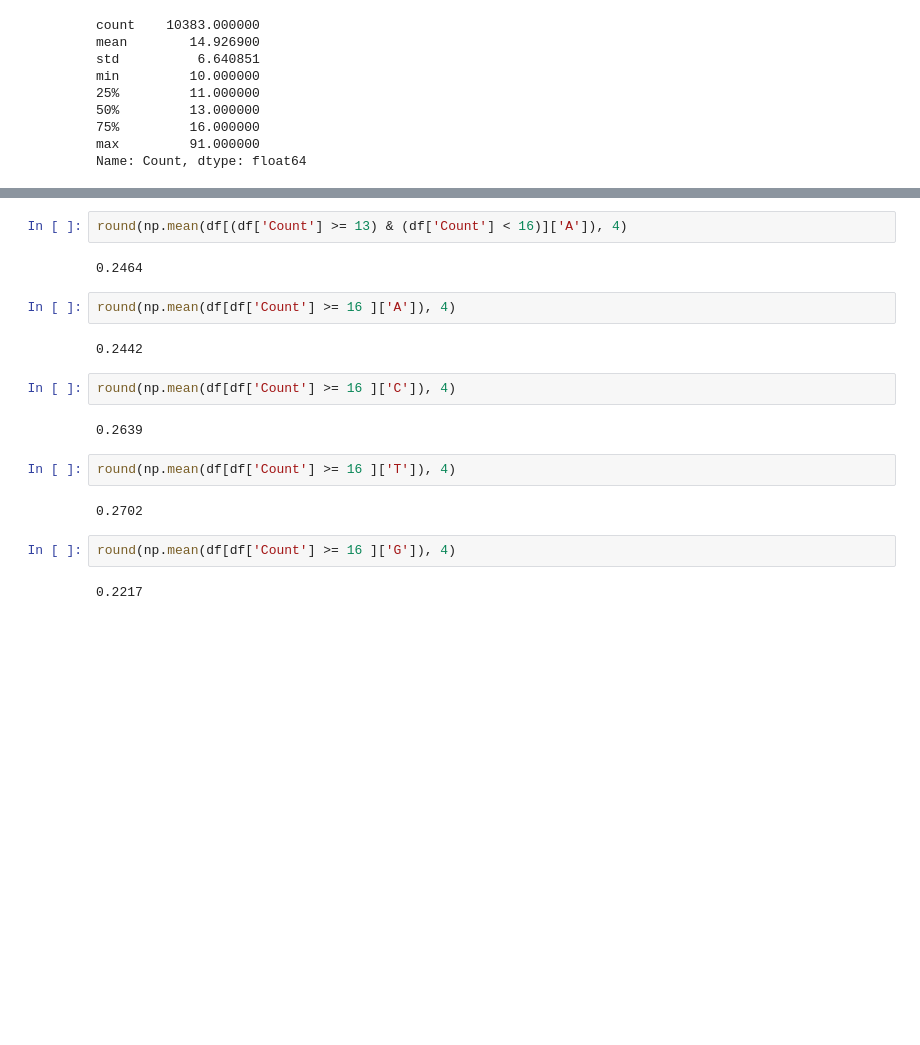
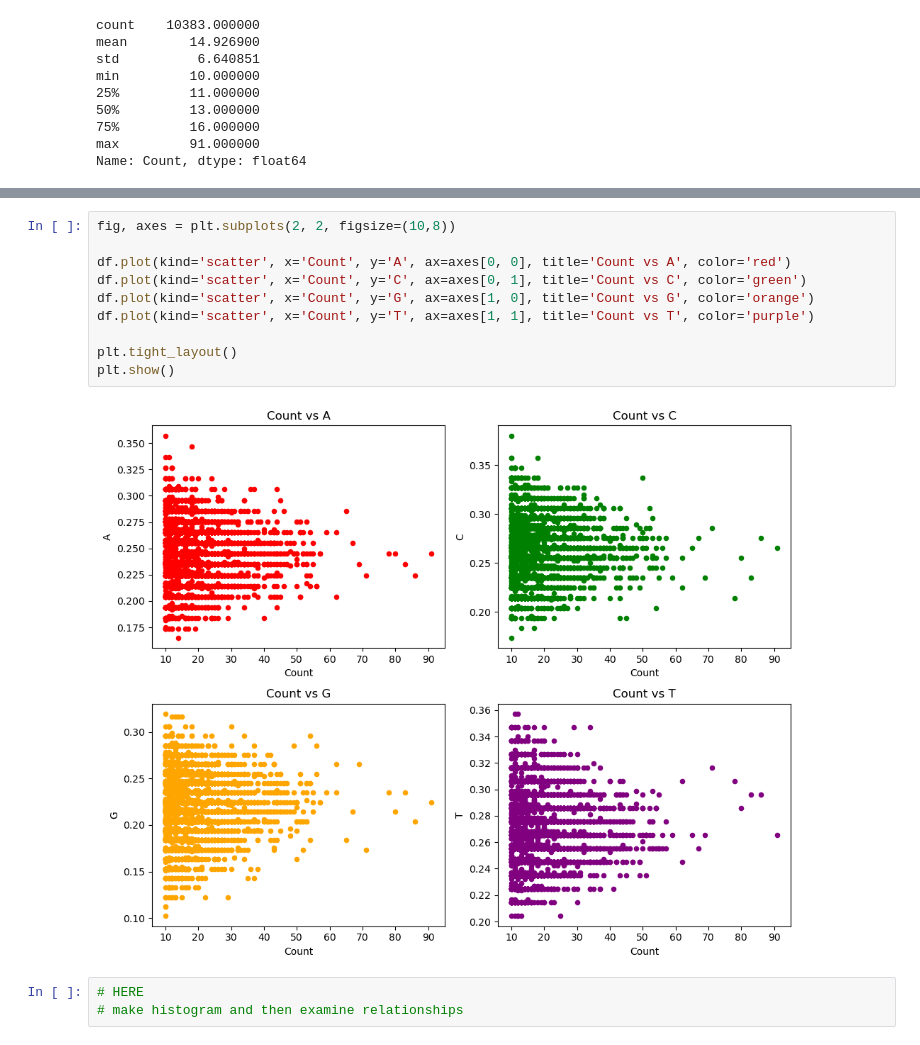
Before and after one commit to sheisroot/pH-sequence-design, a Jupyter notebook: Code/pH-EDA.ipynb, the cells around one changed output, grey strips where cells are left out. Drawn from its saved outputs; the diff is of its cells as text; blank space fills up the shorter version.

```diff
--- a/Code/pH-EDA.ipynb
+++ b/Code/pH-EDA.ipynb
@@ -148,20 +142,15 @@ round(np.mean(df[(df['Count'] >= 11) & (df['Count'] < 13)]['A']), 4)
-# %%
-round(np.mean(df[(df['Count'] >= 13) & (df['Count'] < 16)]['A']), 4)
-# %% [output]
-0.2464
-# %%
-round(np.mean(df[df['Count'] >= 16 ]['A']), 4)
-# %% [output]
-0.2442
-# %%
-round(np.mean(df[df['Count'] >= 16 ]['C']), 4)
-# %% [output]
-0.2639
-# %%
-round(np.mean(df[df['Count'] >= 16 ]['T']), 4)
-# %% [output]
-0.2702
-# %%
-round(np.mean(df[df['Count'] >= 16 ]['G']), 4)
-# %% [output]
-0.2217
+# %%
+fig, axes = plt.subplots(2, 2, figsize=(10,8))
+
+df.plot(kind='scatter', x='Count', y='A', ax=axes[0, 0], title='Count vs A', color='red')
+df.plot(kind='scatter', x='Count', y='C', ax=axes[0, 1], title='Count vs C', color='green')
+df.plot(kind='scatter', x='Count', y='G', ax=axes[1, 0], title='Count vs G', color='orange')
+df.plot(kind='scatter', x='Count', y='T', ax=axes[1, 1], title='Count vs T', color='purple')
+
+plt.tight_layout()
+plt.show()
+# %% [output]
+[figure, added]
+# %%
+# HERE
+# make histogram and then examine relationships
```
Also changed, not shown: parts of 6 cells of this notebook, 1 other file.
